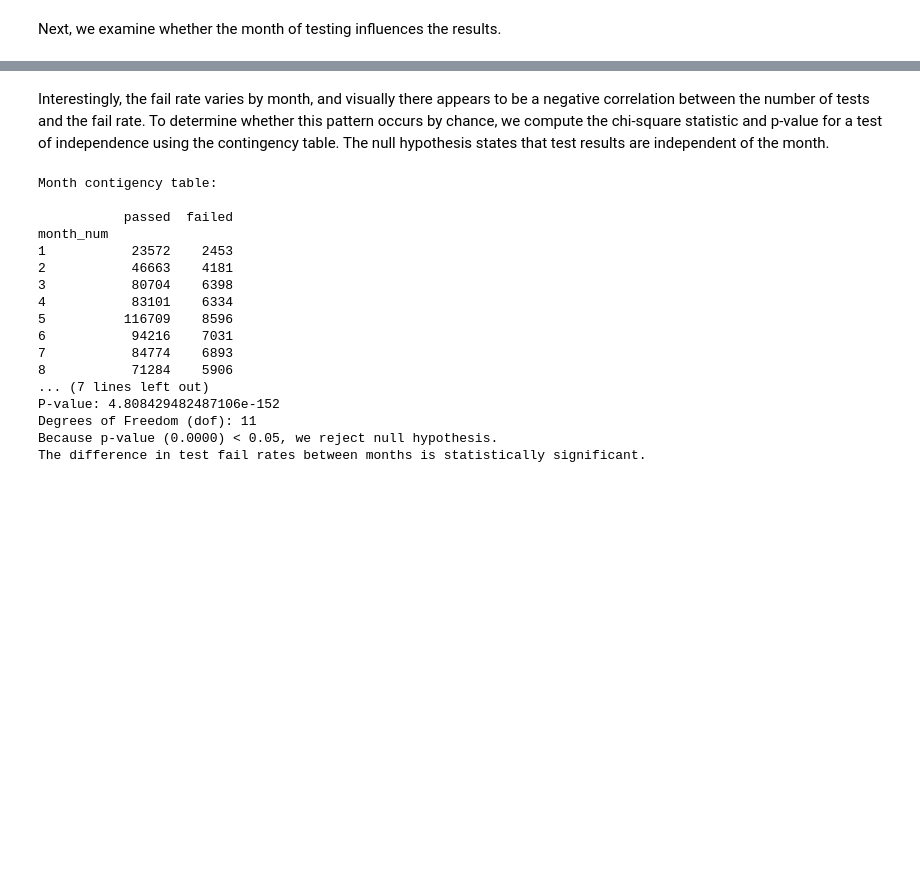
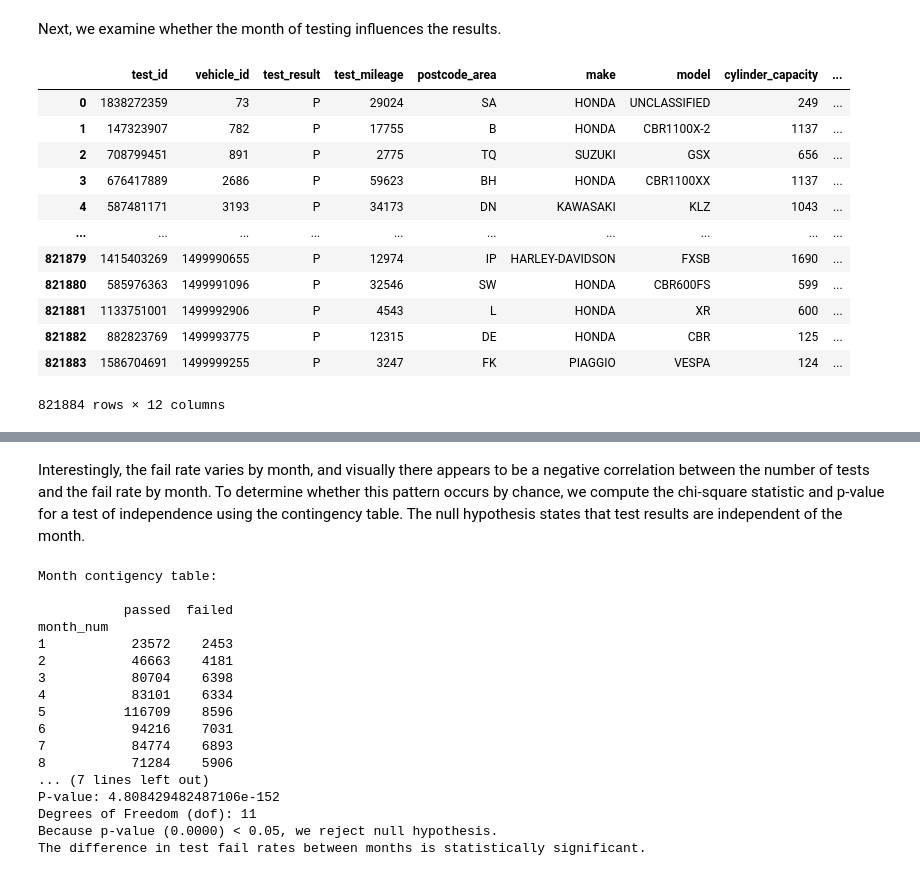
Before and after one commit to sttseitlin/MOT-test-for-motorcycles, a Jupyter notebook: moto.ipynb, the cells around one changed output, grey strips where cells are left out. Drawn from its saved outputs; the diff is of its cells as text; code cells hidden in the pictures; blank space fills up the shorter version.

Commit message:
edit tables

```diff
--- a/moto.ipynb
+++ b/moto.ipynb
@@ -1180,6 +1179,22 @@ fail_rate_by_month = (
     )
     .reset_index(level='month_name')
 )
+# %%
+first_test
+# %% [output]
+|  | test_id | vehicle_id | test_result | test_mileage | postcode_area | make | model | cylinder_capacity | ... |
+| 0 | 1838272359 | 73 | P | 29024 | SA | HONDA | UNCLASSIFIED | 249 | ... |
+| 1 | 147323907 | 782 | P | 17755 | B | HONDA | CBR1100X-2 | 1137 | ... |
+| 2 | 708799451 | 891 | P | 2775 | TQ | SUZUKI | GSX | 656 | ... |
+| 3 | 676417889 | 2686 | P | 59623 | BH | HONDA | CBR1100XX | 1137 | ... |
+| 4 | 587481171 | 3193 | P | 34173 | DN | KAWASAKI | KLZ | 1043 | ... |
+| ... | ... | ... | ... | ... | ... | ... | ... | ... | ... |
+| 821879 | 1415403269 | 1499990655 | P | 12974 | IP | HARLEY-DAVIDSON | FXSB | 1690 | ... |
+| 821880 | 585976363 | 1499991096 | P | 32546 | SW | HONDA | CBR600FS | 599 | ... |
+| 821881 | 1133751001 | 1499992906 | P | 4543 | L | HONDA | XR | 600 | ... |
+| 821882 | 882823769 | 1499993775 | P | 12315 | DE | HONDA | CBR | 125 | ... |
+| 821883 | 1586704691 | 1499999255 | P | 3247 | FK | PIAGGIO | VESPA | 124 | ... |
+821884 rows × 12 columns
 # %%
 fig = px.line(
     fail_rate_by_month,
@@ -1202,7 +1217,7 @@ fig.show()
 # %% [output]
 [interactive output not drawn]
 # %% [markdown]
-Interestingly, the fail rate varies by month, and visually there appears to be a negative correlation between the number of tests and the fail rate.
+Interestingly, the fail rate varies by month, and visually there appears to be a negative correlation between the number of tests and the fail rate by month.
 To determine whether this pattern occurs by chance, we compute the chi-square statistic and p-value for a test of independence using the contingency table. The null hypothesis states that test results are independent of the month.
 # %%
 from scipy.stats import chi2_contingency
```
Also changed, not shown: parts of 6 cells of this notebook.
